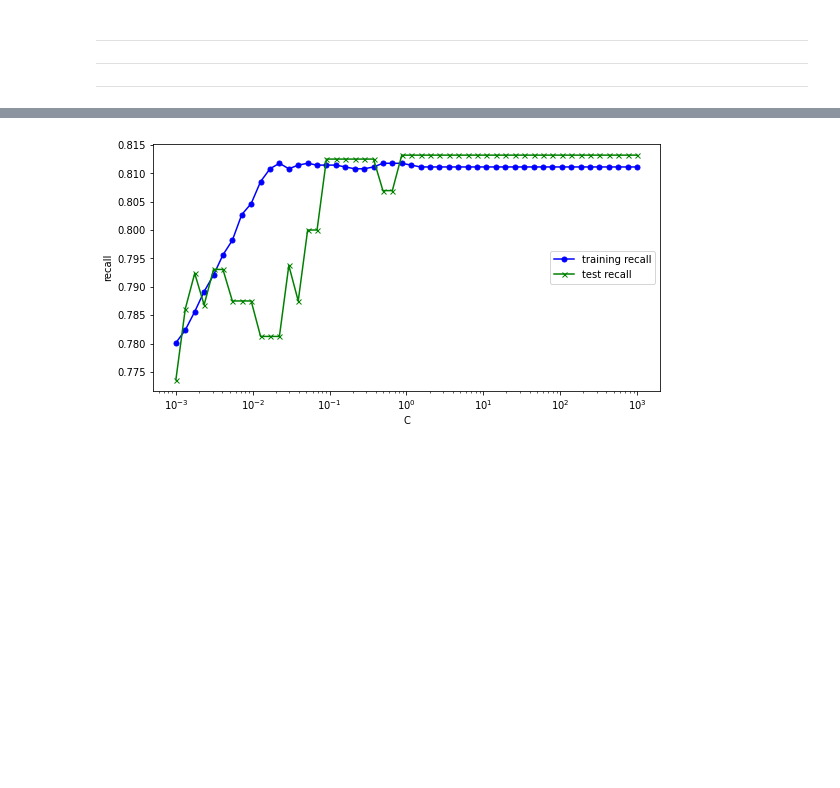
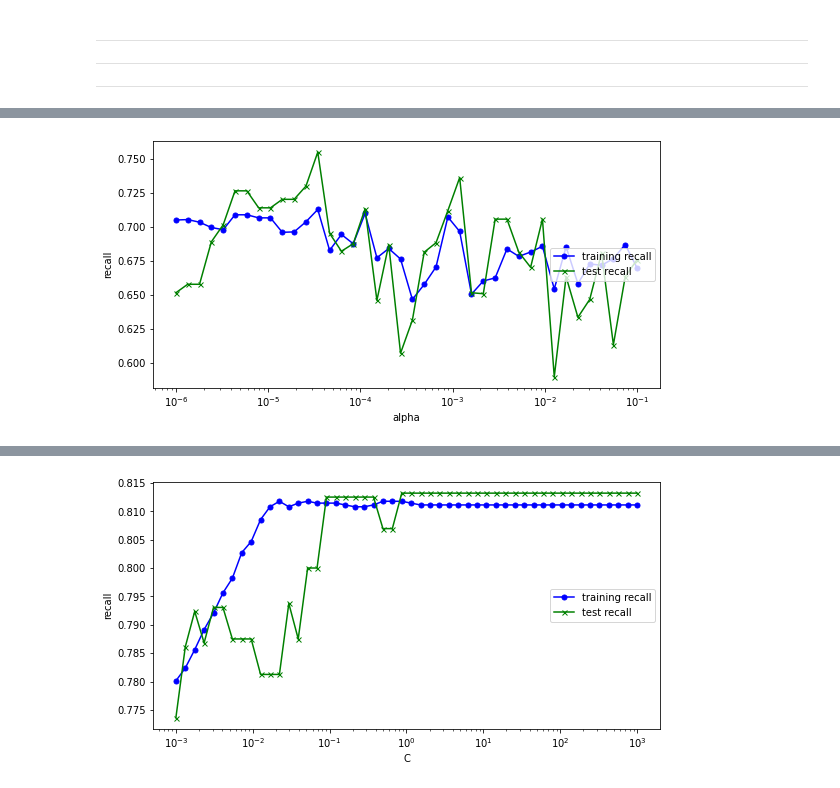
Before and after one commit to JaviCeRodriguez/Heart-Failure-ML, a Jupyter notebook: classification_v2.ipynb, the cells around one changed output, grey strips where cells are left out. Saved outputs shown, nothing was run; the diff lists cells and outputs as text; code cells hidden in the pictures; blank space fills up the shorter version.

```diff
--- a/classification_v2.ipynb
+++ b/classification_v2.ipynb
@@ -167,0 +207,4 @@ def plt_eb (model,rmax):
+# %%
+train_test_curve(per_model,"alpha",np.logspace(-6,-1,40))
+# %% [output]
+[figure, added]
```
Also changed, not shown: parts of 37 cells of this notebook.
